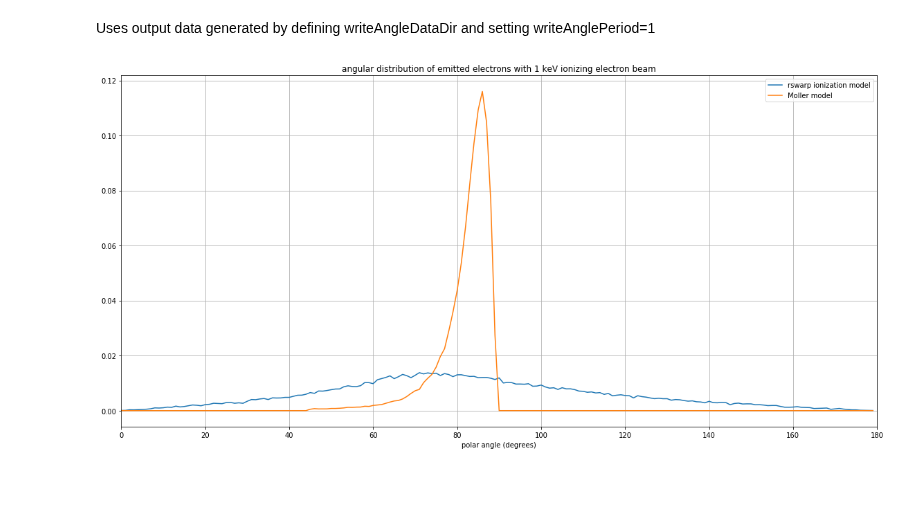
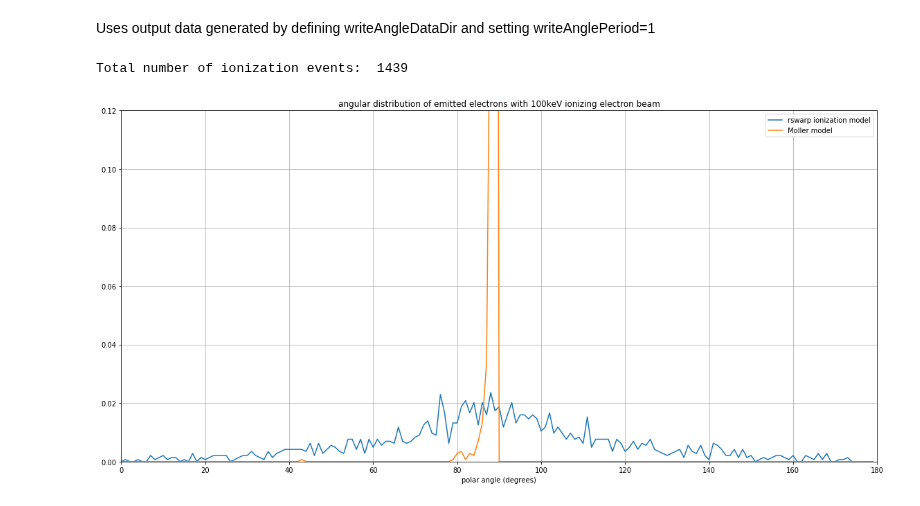
Before and after one commit to radiasoft/rswarp, a Jupyter notebook: examples/ionization/ionization_analysis.ipynb, the cells around one changed output. Drawn from its saved outputs; the diff is of its cells as text; code cells hidden in the pictures.

```diff
--- a/examples/ionization/ionization_analysis.ipynb
+++ b/examples/ionization/ionization_analysis.ipynb
@@ -18,7 +18,7 @@ from rswarp.utilities import file_utils
 # %% [markdown]
 ## Load output data generated by ionization.py
 # %%
-path = 'diags1.000keV/hdf5/'
+path = 'diags10.000keV/hdf5/'
 full =  file_utils.loadparticlefiles(path)
 
 #print full[1000]['H2+'][0,:]
@@ -43,13 +43,16 @@ full =  file_utils.loadparticlefiles(path)
 Uses output data generated by defining writeAngleDataDir and setting writeAnglePeriod=1
 # %%
 plt.figure(figsize=(16, 8))
-plt.title('angular distribution of emitted electrons with 1 keV ionizing electron beam')
+plt.title('angular distribution of emitted electrons with 100keV ionizing electron beam')
 plt.xlabel('polar angle (degrees)')
 plt.xlim(0.0, 180.0)
+plt.ylim(0.0, 0.12)
 plt.grid(True)
 
 nstep = sorted(full.keys())[-1]
-f = h5py.File('./ionization.diags/angledata.h5', 'r')
+#print nstep; sys.exit(0)
+nstep = 10000
+f = h5py.File('./diags100.000keV/angledata.h5', 'r')
 
 ang_bins = np.zeros((2, 180))
 
@@ -65,31 +68,33 @@ for i in range(nstep):
             costheta = (u0[j,0] * u1[j,0] + u0[j,1] * u1[j,1] + u0[j,2] * u1[j,2])
             costheta /= math.sqrt(sqr(u0[j,0]) + sqr(u0[j,1]) + sqr(u0[j,2]))
             costheta /= math.sqrt(sqr(u1[j,0]) + sqr(u1[j,1]) + sqr(u1[j,2]))
             thetadeg = 180. / math.pi * math.acos(costheta)
             if math.isnan(thetadeg):
                 print 'Simulation data', costheta, u0[j,:], u1[j,:]
             else:
                 ang_bins[0, math.trunc(thetadeg)] += 1
             c2 = sqr(c)
             eps = lambda u0, u1, u2: m_e * c2 * (math.sqrt(1.0 + (sqr(u0) + sqr(u1) + sqr(u2)) / c2) - 1.0)
             eps0 = eps(u0[j,0], u0[j,1], u0[j,2])
             eps1 = eps(u1[j,0], u1[j,1], u1[j,2])
             costheta = eps1 * (eps0 + 2.0 * m_e * c2)
             costheta /= eps0 * (eps1 + 2.0 * m_e * c2)
             costheta = math.sqrt(costheta)
             thetadeg = 180. / math.pi * math.acos(costheta)
             if math.isnan(thetadeg):
                 print 'Moller model, ', costheta, u0[j,:], u1[j,:]
             else:
                 ang_bins[1, math.trunc(thetadeg)] += 1
+print 'Total number of ionization events: ', math.trunc(ang_bins[0, :].sum())
 ang_bins[0, :] /= ang_bins[0, :].sum() # Unity-integral normalization
 ang_bins[1, :] /= ang_bins[1, :].sum()
 plt.plot(ang_bins[0, :], label='rswarp ionization model')
 plt.plot(ang_bins[1, :], label='Moller model')
 #plt.legend(prop = {'size': 10}, loc = 'upper right')
 plt.legend(loc = 'upper right')
 plt.tight_layout()
 plt.savefig('ang_bins.png')
 plt.show()
 # %% [output]
+Total number of ionization events:  1439
-[figure, old version]
+[figure, new version]
```
Also changed, not shown: 1 other file.
